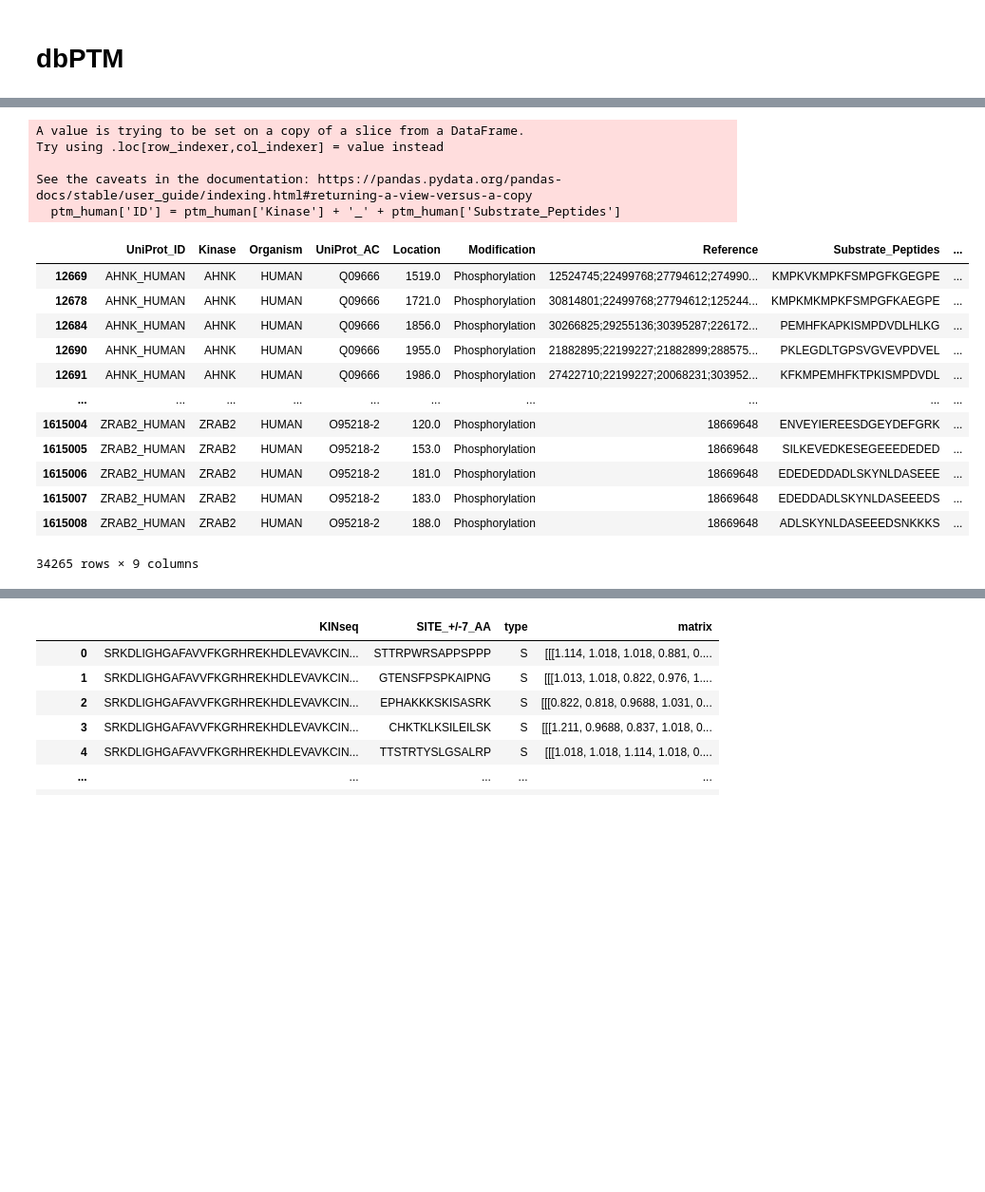
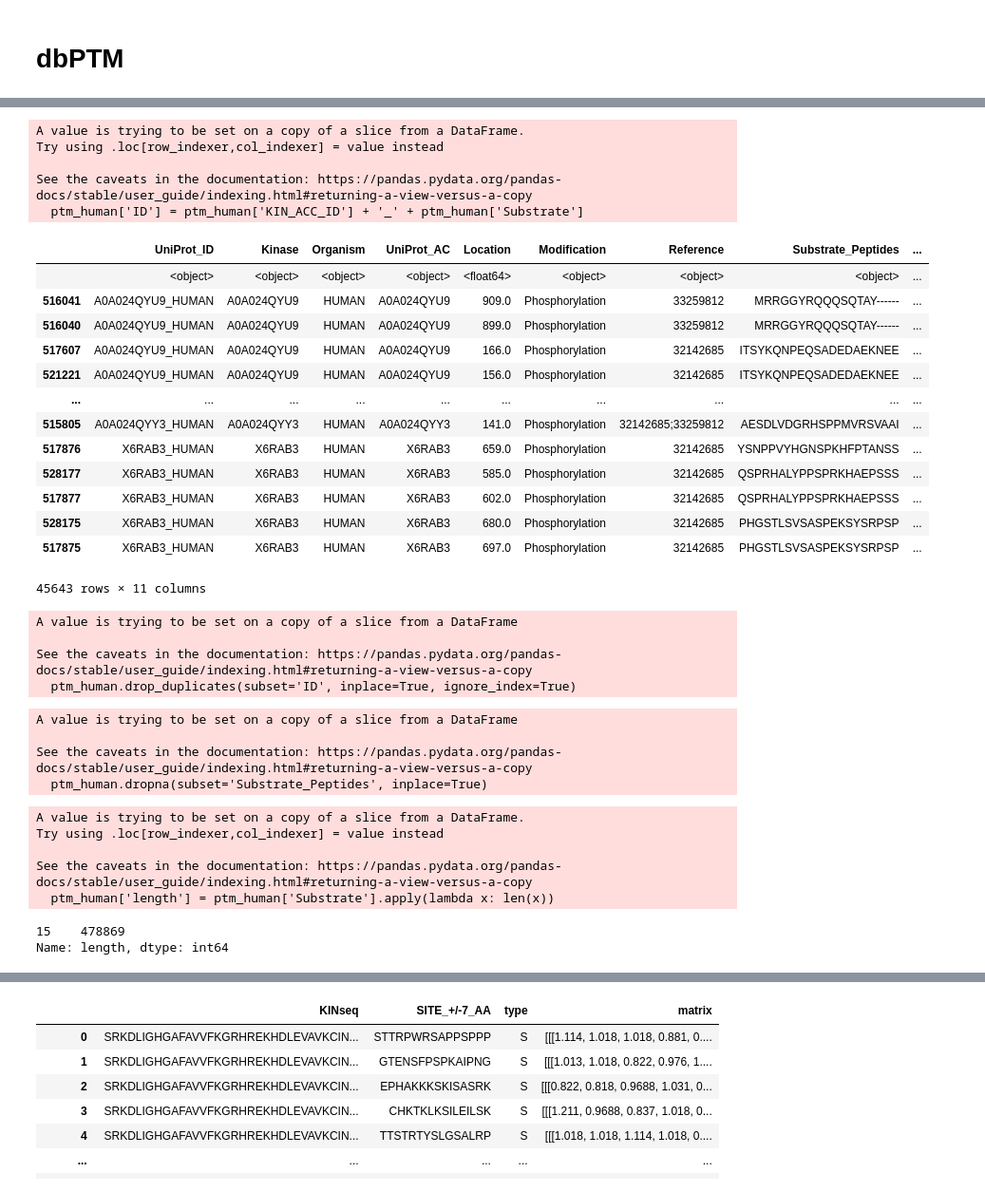
Before and after one commit to HongB1/DeepPP, a Jupyter notebook: code/prepro.ipynb, the cells around one changed output, grey strips where cells are left out. Shown at 95% size. Drawn from its saved outputs; the diff is of its cells as text; code cells hidden in the pictures; blank space fills up the shorter version.

```diff
--- a/code/prepro.ipynb
+++ b/code/prepro.ipynb
@@ -453,0 +600,8 @@ ptm.tail()
+# %%
+ptm['KIN_ACC_ID'] = ptm['UniProt_AC'].apply(lambda x:x.replace("-2","")
+                                            .replace("-3","")
+                                            .replace("-8","")
+                                            .replace("-10",""))
+ptm['KIN_ACC_ID'].unique()
+ptm.reset_index(drop=True, inplace=True)
+ptm.tail()
@@ -466,0 +640,5 @@ ptm.tail()
+# %%
+ptm.dropna(subset='Substrate_Peptides', inplace=True)
+ptm.reset_index(drop=True, inplace=True)
+# %%
+ptm['Substrate'] = ptm['Substrate_Peptides'].apply(lambda x: x[3:-3])
@@ -485,25 +651,41 @@ ptm_human = ptm.query("Organism=='HUMAN'")
 # %%
-ptm_human['ID'] = ptm_human['Kinase'] + '_' + ptm_human['Substrate_Peptides']
+ptm_human['ID'] = ptm_human['KIN_ACC_ID'] + '_' + ptm_human['Substrate']
 # %% [output]
 A value is trying to be set on a copy of a slice from a DataFrame.
 Try using .loc[row_indexer,col_indexer] = value instead
 
 See the caveats in the documentation: https://pandas.pydata.org/pandas-docs/stable/user_guide/indexing.html#returning-a-view-versus-a-copy
-  ptm_human['ID'] = ptm_human['Kinase'] + '_' + ptm_human['Substrate_Peptides']
+  ptm_human['ID'] = ptm_human['KIN_ACC_ID'] + '_' + ptm_human['Substrate']
 # %%
-# 중복개수
-ptm_human[ptm_human.duplicated(subset='ID')]
+# 중복 데이터 확인
+dup = ptm_human[ptm_human.duplicated(subset='ID', keep=False)]
+dup.sort_values(by='ID')
 # %% [output]
 |  | UniProt_ID | Kinase | Organism | UniProt_AC | Location | Modification | Reference | Substrate_Peptides | ... |
-| 12669 | AHNK_HUMAN | AHNK | HUMAN | Q09666 | 1519.0 | Phosphorylation | 12524745;22499768;27794612;274990... | KMPKVKMPKFSMPGFKGEGPE | ... |
-| 12678 | AHNK_HUMAN | AHNK | HUMAN | Q09666 | 1721.0 | Phosphorylation | 30814801;22499768;27794612;125244... | KMPKMKMPKFSMPGFKAEGPE | ... |
-| 12684 | AHNK_HUMAN | AHNK | HUMAN | Q09666 | 1856.0 | Phosphorylation | 30266825;29255136;30395287;226172... | PEMHFKAPKISMPDVDLHLKG | ... |
-| 12690 | AHNK_HUMAN | AHNK | HUMAN | Q09666 | 1955.0 | Phosphorylation | 21882895;22199227;21882899;288575... | PKLEGDLTGPSVGVEVPDVEL | ... |
-| 12691 | AHNK_HUMAN | AHNK | HUMAN | Q09666 | 1986.0 | Phosphorylation | 27422710;22199227;20068231;303952... | KFKMPEMHFKTPKISMPDVDL | ... |
+|  | <object> | <object> | <object> | <object> | <float64> | <object> | <object> | <object> | ... |
+| 516041 | A0A024QYU9_HUMAN | A0A024QYU9 | HUMAN | A0A024QYU9 | 909.0 | Phosphorylation | 33259812 | MRRGGYRQQQSQTAY------ | ... |
+| 516040 | A0A024QYU9_HUMAN | A0A024QYU9 | HUMAN | A0A024QYU9 | 899.0 | Phosphorylation | 33259812 | MRRGGYRQQQSQTAY------ | ... |
+| 517607 | A0A024QYU9_HUMAN | A0A024QYU9 | HUMAN | A0A024QYU9 | 166.0 | Phosphorylation | 32142685 | ITSYKQNPEQSADEDAEKNEE | ... |
+| 521221 | A0A024QYU9_HUMAN | A0A024QYU9 | HUMAN | A0A024QYU9 | 156.0 | Phosphorylation | 32142685 | ITSYKQNPEQSADEDAEKNEE | ... |
 | ... | ... | ... | ... | ... | ... | ... | ... | ... | ... |
-| 1615004 | ZRAB2_HUMAN | ZRAB2 | HUMAN | O95218-2 | 120.0 | Phosphorylation | 18669648 | ENVEYIEREESDGEYDEFGRK | ... |
-| 1615005 | ZRAB2_HUMAN | ZRAB2 | HUMAN | O95218-2 | 153.0 | Phosphorylation | 18669648 | SILKEVEDKESEGEEEDEDED | ... |
-| 1615006 | ZRAB2_HUMAN | ZRAB2 | HUMAN | O95218-2 | 181.0 | Phosphorylation | 18669648 | EDEDEDDADLSKYNLDASEEE | ... |
-| 1615007 | ZRAB2_HUMAN | ZRAB2 | HUMAN | O95218-2 | 183.0 | Phosphorylation | 18669648 | EDEDDADLSKYNLDASEEEDS | ... |
-| 1615008 | ZRAB2_HUMAN | ZRAB2 | HUMAN | O95218-2 | 188.0 | Phosphorylation | 18669648 | ADLSKYNLDASEEEDSNKKKS | ... |
+| 515805 | A0A024QYY3_HUMAN | A0A024QYY3 | HUMAN | A0A024QYY3 | 141.0 | Phosphorylation | 32142685;33259812 | AESDLVDGRHSPPMVRSVAAI | ... |
+| 517876 | X6RAB3_HUMAN | X6RAB3 | HUMAN | X6RAB3 | 659.0 | Phosphorylation | 32142685 | YSNPPVYHGNSPKHFPTANSS | ... |
+| 528177 | X6RAB3_HUMAN | X6RAB3 | HUMAN | X6RAB3 | 585.0 | Phosphorylation | 32142685 | QSPRHALYPPSPRKHAEPSSS | ... |
+| 517877 | X6RAB3_HUMAN | X6RAB3 | HUMAN | X6RAB3 | 602.0 | Phosphorylation | 32142685 | QSPRHALYPPSPRKHAEPSSS | ... |
+| 528175 | X6RAB3_HUMAN | X6RAB3 | HUMAN | X6RAB3 | 680.0 | Phosphorylation | 32142685 | PHGSTLSVSASPEKSYSRPSP | ... |
+| 517875 | X6RAB3_HUMAN | X6RAB3 | HUMAN | X6RAB3 | 697.0 | Phosphorylation | 32142685 | PHGSTLSVSASPEKSYSRPSP | ... |
-34265 rows × 9 columns
+45643 rows × 11 columns
+# %%
+ptm_human.drop_duplicates(subset='ID', inplace=True, ignore_index=True)
+# %% [output]
+A value is trying to be set on a copy of a slice from a DataFrame
+
+See the caveats in the documentation: https://pandas.pydata.org/pandas-docs/stable/user_guide/indexing.html#returning-a-view-versus-a-copy
+  ptm_human.drop_duplicates(subset='ID', inplace=True, ignore_index=True)
+# %%
+ptm_human.dropna(subset='Substrate_Peptides', inplace=True)
+# %% [output]
+A value is trying to be set on a copy of a slice from a DataFrame
+
+See the caveats in the documentation: https://pandas.pydata.org/pandas-docs/stable/user_guide/indexing.html#returning-a-view-versus-a-copy
+  ptm_human.dropna(subset='Substrate_Peptides', inplace=True)
@@ -509,0 +694,13 @@ ptm_human[ptm_human.duplicated(subset='ID')]
+# %%
+ptm_human['length'] = ptm_human['Substrate'].apply(lambda x: len(x))
+# %% [output]
+A value is trying to be set on a copy of a slice from a DataFrame.
+Try using .loc[row_indexer,col_indexer] = value instead
+
+See the caveats in the documentation: https://pandas.pydata.org/pandas-docs/stable/user_guide/indexing.html#returning-a-view-versus-a-copy
+  ptm_human['length'] = ptm_human['Substrate'].apply(lambda x: len(x))
+# %%
+ptm_human.length.value_counts()
+# %% [output]
+15    478869
+Name: length, dtype: int64
```
Also changed, not shown: parts of 67 cells of this notebook.
